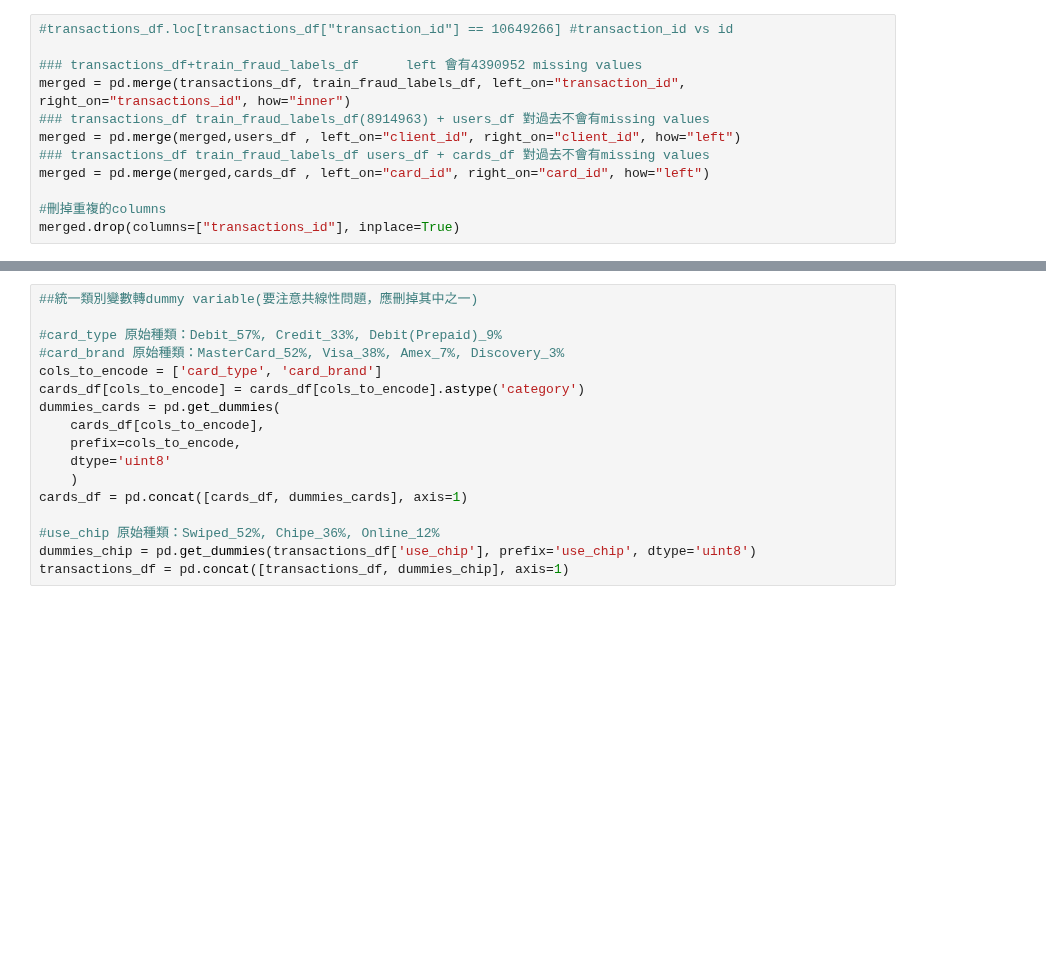
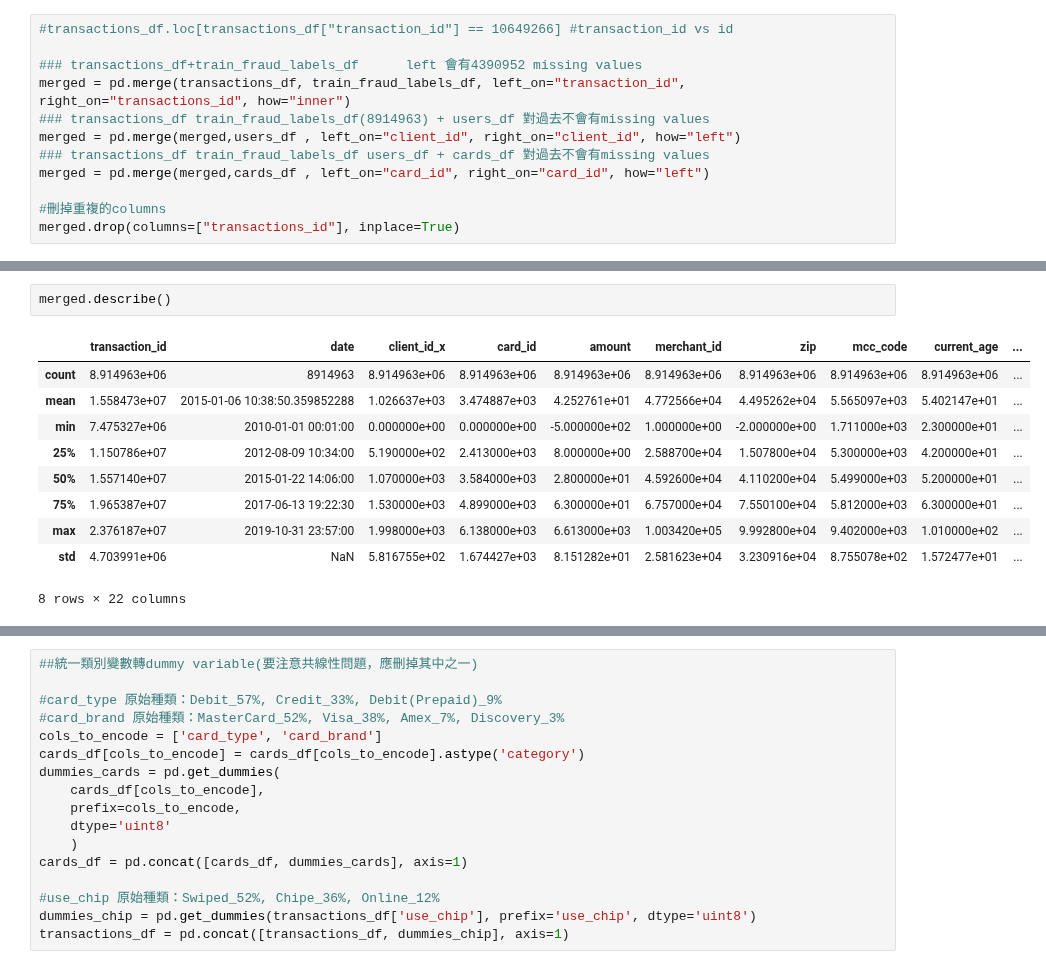
Before and after one commit to andyponn/2025_Fraud-Detection-project, a Jupyter notebook: Project.ipynb, the cells around one changed output, grey strips where cells are left out. Cells and saved outputs as stored; diff of their text form; blank space fills up the shorter version.

```diff
--- a/Project.ipynb
+++ b/Project.ipynb
@@ -168,0 +196,13 @@ merged.drop(columns=["transactions_id"], inplace=True)
+# %%
+merged.describe()
+# %% [output]
+|  | transaction_id | date | client_id_x | card_id | amount | merchant_id | zip | mcc_code | current_age | ... |
+| count | 8.914963e+06 | 8914963 | 8.914963e+06 | 8.914963e+06 | 8.914963e+06 | 8.914963e+06 | 8.914963e+06 | 8.914963e+06 | 8.914963e+06 | ... |
+| mean | 1.558473e+07 | 2015-01-06 10:38:50.359852288 | 1.026637e+03 | 3.474887e+03 | 4.252761e+01 | 4.772566e+04 | 4.495262e+04 | 5.565097e+03 | 5.402147e+01 | ... |
+| min | 7.475327e+06 | 2010-01-01 00:01:00 | 0.000000e+00 | 0.000000e+00 | -5.000000e+02 | 1.000000e+00 | -2.000000e+00 | 1.711000e+03 | 2.300000e+01 | ... |
+| 25% | 1.150786e+07 | 2012-08-09 10:34:00 | 5.190000e+02 | 2.413000e+03 | 8.000000e+00 | 2.588700e+04 | 1.507800e+04 | 5.300000e+03 | 4.200000e+01 | ... |
+| 50% | 1.557140e+07 | 2015-01-22 14:06:00 | 1.070000e+03 | 3.584000e+03 | 2.800000e+01 | 4.592600e+04 | 4.110200e+04 | 5.499000e+03 | 5.200000e+01 | ... |
+| 75% | 1.965387e+07 | 2017-06-13 19:22:30 | 1.530000e+03 | 4.899000e+03 | 6.300000e+01 | 6.757000e+04 | 7.550100e+04 | 5.812000e+03 | 6.300000e+01 | ... |
+| max | 2.376187e+07 | 2019-10-31 23:57:00 | 1.998000e+03 | 6.138000e+03 | 6.613000e+03 | 1.003420e+05 | 9.992800e+04 | 9.402000e+03 | 1.010000e+02 | ... |
+| std | 4.703991e+06 | NaN | 5.816755e+02 | 1.674427e+03 | 8.151282e+01 | 2.581623e+04 | 3.230916e+04 | 8.755078e+02 | 1.572477e+01 | ... |
+8 rows × 22 columns
```
Also changed, not shown: parts of 7 cells of this notebook, 1 other file.
